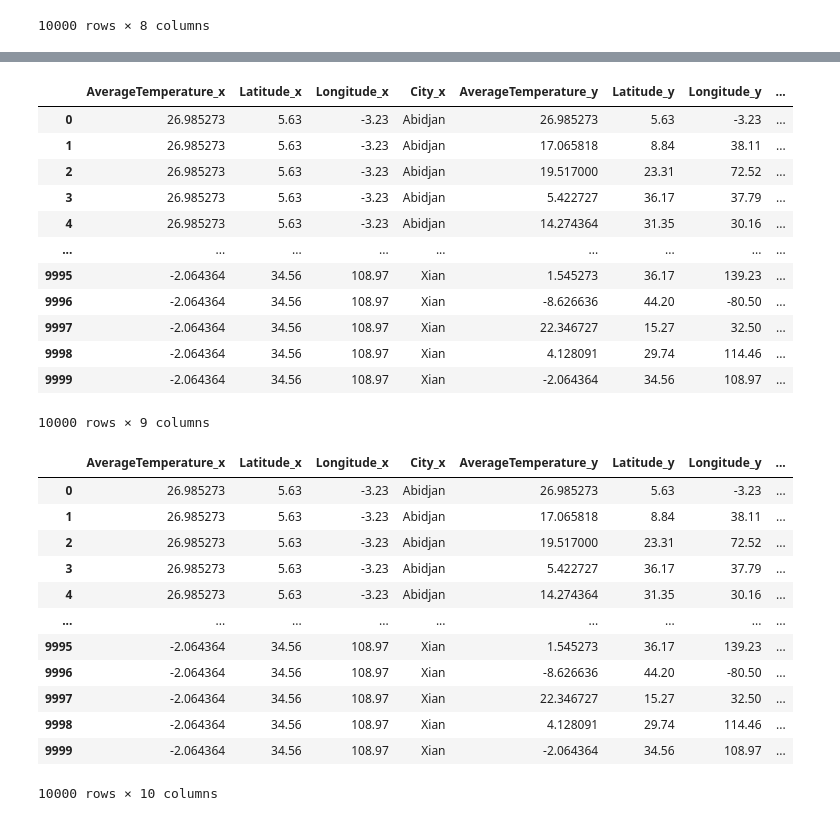
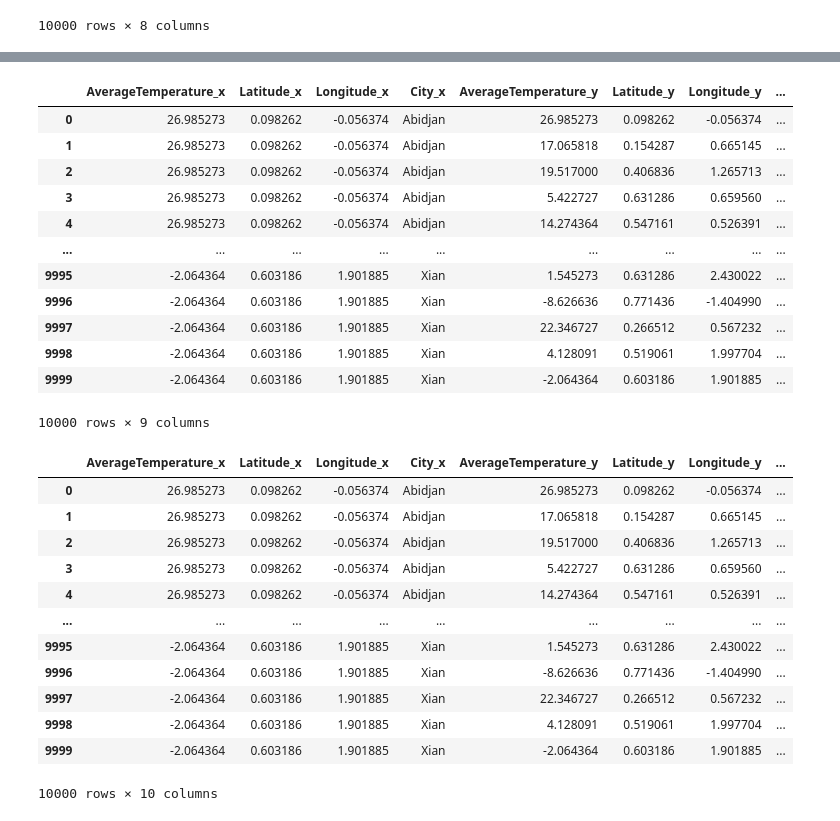
Before and after one commit to SergiusMagnus/Python-For-Data-Analysis, a Jupyter notebook: Exam/Exam.ipynb, the cells around one changed output, grey strips where cells are left out. Saved outputs shown, nothing was run; the diff lists cells and outputs as text; code cells hidden in the pictures.

```diff
--- a/Exam/Exam.ipynb
+++ b/Exam/Exam.ipynb
@@ -21,7 +21,17 @@ df.head()
 # %%
 import numpy as np
 
-df['NumLatitude'] = pd.to_numeric(df['Latitude'].str[:-1]) * np.where(df['Latitude'].str[-1] == 'N', 1, -1)
-df['NumLongitude'] = pd.to_numeric(df['Longitude'].str[:-1]) * np.where(df['Longitude'].str[-1] == 'E', 1, -1)
+#df['NumLatitudeG'] = pd.to_numeric(df['Latitude'].str[:-3]) * np.where(df['Latitude'].str[-1] == 'N', 1, -1)
+#df['NumLongitudeG'] = pd.to_numeric(df['Longitude'].str[:-3]) * np.where(df['Longitude'].str[-1] == 'E', 1, -1)
+
+#df['NumLatitudeH'] = pd.to_numeric(df['Latitude'].str[-3:-1]) * np.where(df['Latitude'].str[-1] == 'N', 1, -1)
+#df['NumLongitudeH'] = pd.to_numeric(df['Longitude'].str[-3:-1]) * np.where(df['Longitude'].str[-1] == 'E', 1, -1)
+
+#df['Latitude'] = df['NumLatitudeG'] + df['NumLatitudeH'] / 60
+#df['Longitude'] = df['NumLongitudeG'] + df['NumLongitudeH'] / 60
+
+df['Latitude'] = pd.to_numeric(df['Latitude'].str[:-1]) * np.where(df['Latitude'].str[-1] == 'N', 1, -1)
+df['Longitude'] = pd.to_numeric(df['Longitude'].str[:-1]) * np.where(df['Longitude'].str[-1] == 'E', 1, -1)
+
 df.head()
 # %% [output]
@@ -34,5 +44,5 @@ df.head()
 # %%
 df = df.loc[(df['dt'] >= '1970-01-01') & (df['dt'] <= '1980-01-01')]
-df = df[['dt', 'AverageTemperature', 'City', 'NumLatitude', 'NumLongitude']]
+df = df[['dt', 'AverageTemperature', 'City', 'Latitude', 'Longitude']]
 df.head()
 # %% [output]
@@ -43,7 +53,7 @@ df.head()
 | 1455 | 1970-04-01 | 27.900 | Abidjan | 5.63 | -3.23 |
 | 1456 | 1970-05-01 | 26.901 | Abidjan | 5.63 | -3.23 |
 # %%
-df = df.loc[df['dt'].dt.month == 1].groupby(['City']).agg(AverageTemperature=('AverageTemperature', 'mean'), Latitude=('NumLatitude', 'mean'), Longitude=('NumLongitude', 'mean'))
+df = df.loc[df['dt'].dt.month == 1].groupby(['City']).agg(AverageTemperature=('AverageTemperature', 'mean'), Latitude=('Latitude', 'mean'), Longitude=('Longitude', 'mean'))
 df.head()
 # %% [output]
 |  | AverageTemperature | Latitude | Longitude |
@@ -73,0 +100,6 @@ df
+# %%
+df['Latitude_x'] = df['Latitude_x'] * (np.pi / 180)
+df['Longitude_x'] = df['Longitude_x'] * (np.pi / 180)
+df['Latitude_y'] = df['Latitude_y'] * (np.pi / 180)
+df['Longitude_y'] = df['Longitude_y'] * (np.pi / 180)
+df
@@ -74,36 +120,37 @@ df
 # %%
-df['Distance'] = np.sqrt((df['Latitude_x'] - df['Latitude_y']) ** 2 + (df['Longitude_x'] - df['Longitude_y']) ** 2)
+# df['Distance'] = np.sqrt((df['Latitude_x'] - df['Latitude_y']) ** 2 + (df['Longitude_x'] - df['Longitude_y']) ** 2)
+df['Distance'] = np.arcsin(np.sin((df['Latitude_y'] - df['Latitude_x']) / 2) ** 2 + np.cos(df['Latitude_x']) * np.cos(df['Latitude_y']) * np.sin(df['Longitude_y'] - df['Longitude_x']) ** 2) * 6371
 df
 # %% [output]
 |  | AverageTemperature_x | Latitude_x | Longitude_x | City_x | AverageTemperature_y | Latitude_y | Longitude_y | ... |
-| 0 | 26.985273 | 5.63 | -3.23 | Abidjan | 26.985273 | 5.63 | -3.23 | ... |
-| 1 | 26.985273 | 5.63 | -3.23 | Abidjan | 17.065818 | 8.84 | 38.11 | ... |
-| 2 | 26.985273 | 5.63 | -3.23 | Abidjan | 19.517000 | 23.31 | 72.52 | ... |
-| 3 | 26.985273 | 5.63 | -3.23 | Abidjan | 5.422727 | 36.17 | 37.79 | ... |
-| 4 | 26.985273 | 5.63 | -3.23 | Abidjan | 14.274364 | 31.35 | 30.16 | ... |
+| 0 | 26.985273 | 0.098262 | -0.056374 | Abidjan | 26.985273 | 0.098262 | -0.056374 | ... |
+| 1 | 26.985273 | 0.098262 | -0.056374 | Abidjan | 17.065818 | 0.154287 | 0.665145 | ... |
+| 2 | 26.985273 | 0.098262 | -0.056374 | Abidjan | 19.517000 | 0.406836 | 1.265713 | ... |
+| 3 | 26.985273 | 0.098262 | -0.056374 | Abidjan | 5.422727 | 0.631286 | 0.659560 | ... |
+| 4 | 26.985273 | 0.098262 | -0.056374 | Abidjan | 14.274364 | 0.547161 | 0.526391 | ... |
 | ... | ... | ... | ... | ... | ... | ... | ... | ... |
-| 9995 | -2.064364 | 34.56 | 108.97 | Xian | 1.545273 | 36.17 | 139.23 | ... |
-| 9996 | -2.064364 | 34.56 | 108.97 | Xian | -8.626636 | 44.20 | -80.50 | ... |
-| 9997 | -2.064364 | 34.56 | 108.97 | Xian | 22.346727 | 15.27 | 32.50 | ... |
-| 9998 | -2.064364 | 34.56 | 108.97 | Xian | 4.128091 | 29.74 | 114.46 | ... |
-| 9999 | -2.064364 | 34.56 | 108.97 | Xian | -2.064364 | 34.56 | 108.97 | ... |
+| 9995 | -2.064364 | 0.603186 | 1.901885 | Xian | 1.545273 | 0.631286 | 2.430022 | ... |
+| 9996 | -2.064364 | 0.603186 | 1.901885 | Xian | -8.626636 | 0.771436 | -1.404990 | ... |
+| 9997 | -2.064364 | 0.603186 | 1.901885 | Xian | 22.346727 | 0.266512 | 0.567232 | ... |
+| 9998 | -2.064364 | 0.603186 | 1.901885 | Xian | 4.128091 | 0.519061 | 1.997704 | ... |
+| 9999 | -2.064364 | 0.603186 | 1.901885 | Xian | -2.064364 | 0.603186 | 1.901885 | ... |
 10000 rows × 9 columns
 # %%
 df['Temp'] = np.abs(df['AverageTemperature_x'] - df['AverageTemperature_y'])
 df
 # %% [output]
 |  | AverageTemperature_x | Latitude_x | Longitude_x | City_x | AverageTemperature_y | Latitude_y | Longitude_y | ... |
-| 0 | 26.985273 | 5.63 | -3.23 | Abidjan | 26.985273 | 5.63 | -3.23 | ... |
-| 1 | 26.985273 | 5.63 | -3.23 | Abidjan | 17.065818 | 8.84 | 38.11 | ... |
-| 2 | 26.985273 | 5.63 | -3.23 | Abidjan | 19.517000 | 23.31 | 72.52 | ... |
-| 3 | 26.985273 | 5.63 | -3.23 | Abidjan | 5.422727 | 36.17 | 37.79 | ... |
-| 4 | 26.985273 | 5.63 | -3.23 | Abidjan | 14.274364 | 31.35 | 30.16 | ... |
+| 0 | 26.985273 | 0.098262 | -0.056374 | Abidjan | 26.985273 | 0.098262 | -0.056374 | ... |
+| 1 | 26.985273 | 0.098262 | -0.056374 | Abidjan | 17.065818 | 0.154287 | 0.665145 | ... |
+| 2 | 26.985273 | 0.098262 | -0.056374 | Abidjan | 19.517000 | 0.406836 | 1.265713 | ... |
+| 3 | 26.985273 | 0.098262 | -0.056374 | Abidjan | 5.422727 | 0.631286 | 0.659560 | ... |
+| 4 | 26.985273 | 0.098262 | -0.056374 | Abidjan | 14.274364 | 0.547161 | 0.526391 | ... |
 | ... | ... | ... | ... | ... | ... | ... | ... | ... |
-| 9995 | -2.064364 | 34.56 | 108.97 | Xian | 1.545273 | 36.17 | 139.23 | ... |
-| 9996 | -2.064364 | 34.56 | 108.97 | Xian | -8.626636 | 44.20 | -80.50 | ... |
-| 9997 | -2.064364 | 34.56 | 108.97 | Xian | 22.346727 | 15.27 | 32.50 | ... |
-| 9998 | -2.064364 | 34.56 | 108.97 | Xian | 4.128091 | 29.74 | 114.46 | ... |
-| 9999 | -2.064364 | 34.56 | 108.97 | Xian | -2.064364 | 34.56 | 108.97 | ... |
+| 9995 | -2.064364 | 0.603186 | 1.901885 | Xian | 1.545273 | 0.631286 | 2.430022 | ... |
+| 9996 | -2.064364 | 0.603186 | 1.901885 | Xian | -8.626636 | 0.771436 | -1.404990 | ... |
+| 9997 | -2.064364 | 0.603186 | 1.901885 | Xian | 22.346727 | 0.266512 | 0.567232 | ... |
+| 9998 | -2.064364 | 0.603186 | 1.901885 | Xian | 4.128091 | 0.519061 | 1.997704 | ... |
+| 9999 | -2.064364 | 0.603186 | 1.901885 | Xian | -2.064364 | 0.603186 | 1.901885 | ... |
 10000 rows × 10 columns
 # %%
 df.nlargest(columns='Temp', n=1)
```
Also changed, not shown: parts of 6 cells of this notebook.
